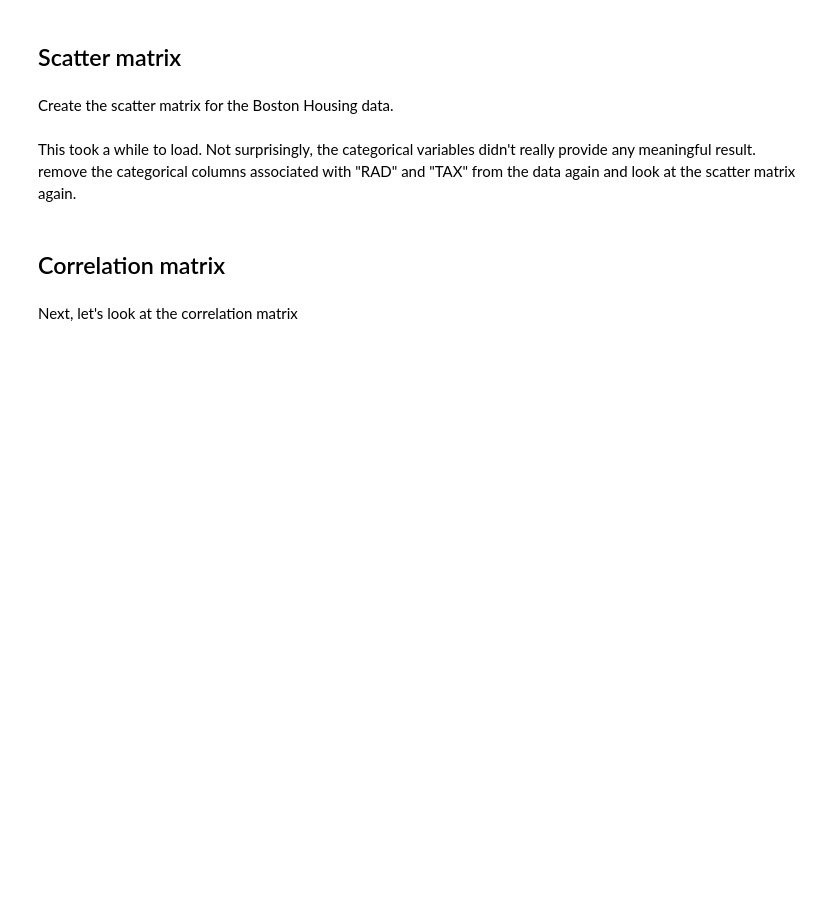
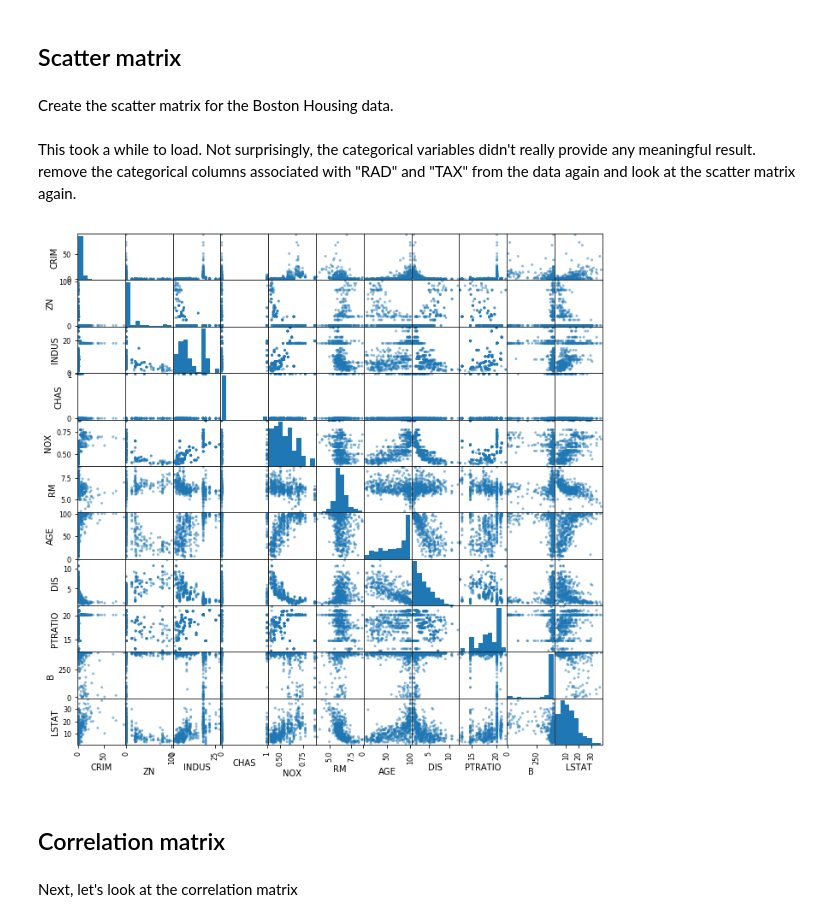
Before and after one commit to williammcmillan/dsc-multicollinearity-of-features---lab-houston-ds-060319, a Jupyter notebook: index.ipynb, the cells around one changed output. Drawn from its saved outputs; the diff is of its cells as text; code cells hidden in the pictures; blank space fills up the shorter version.

```diff
--- a/index.ipynb
+++ b/index.ipynb
@@ -53,6 +53,10 @@ pd.plotting.scatter_matrix(boston_features,figsize  = [10, 10]);
 This took a while to load. Not surprisingly, the categorical variables didn't really provide any meaningful result. remove the categorical columns associated with "RAD" and "TAX" from the data again and look at the scatter matrix again.
 # %%
 boston_cont = boston_features.iloc[:,0:11]
+# %%
+pd.plotting.scatter_matrix(boston_cont,figsize  = [11, 11]);
+# %% [output]
+[figure, added]
 # %% [markdown]
 ## Correlation matrix
 # %% [markdown]
```
